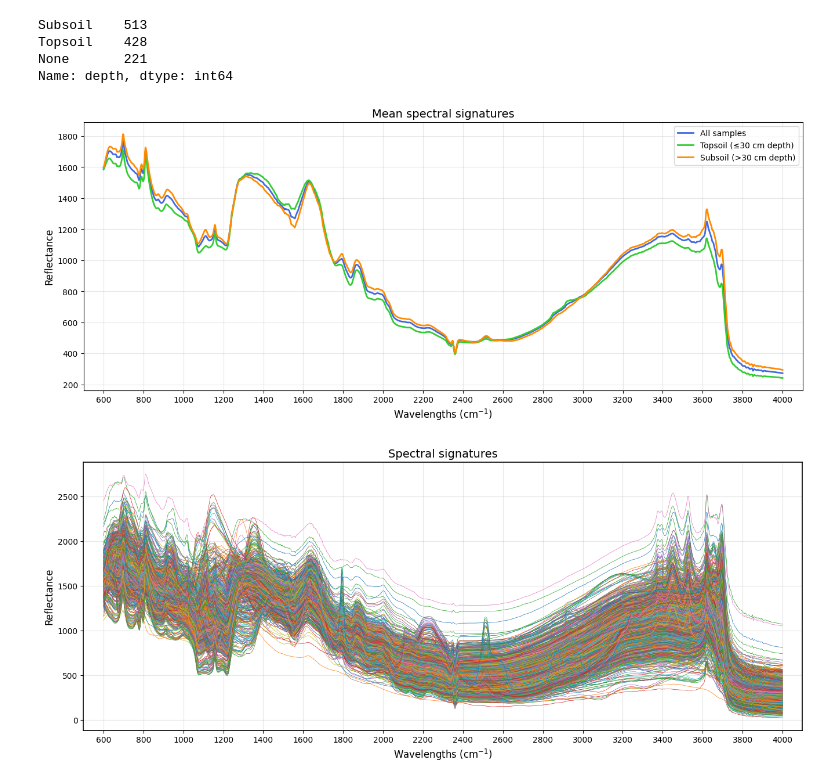
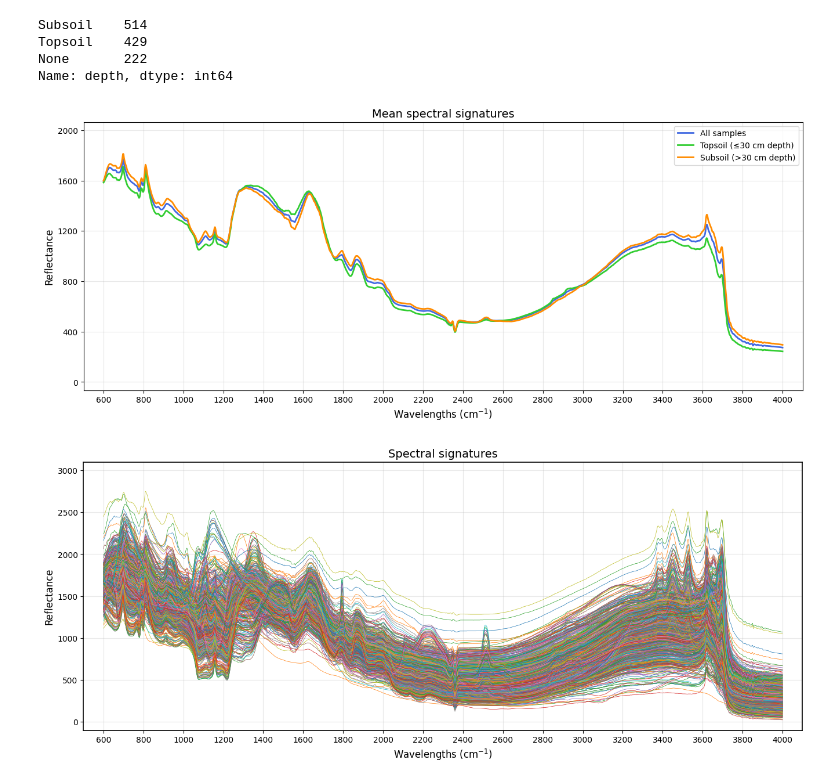
Before and after one commit to angelomaia/discretization-soil-spectroscopy, a Jupyter notebook: contents_data_analysis.ipynb, the cells around one changed output. Saved outputs shown, nothing was run; the diff lists cells and outputs as text; code cells hidden in the pictures.

```diff
--- a/contents_data_analysis.ipynb
+++ b/contents_data_analysis.ipynb
@@ -7,7 +7,8 @@ from sklearn.preprocessing import MinMaxScaler
 # %%
 data = pd.read_csv('K:/Google Drive/DOUTORADO/Tese 2.0/Chapter I/KELLOGs/dataset.csv')
 
-columns_to_plot = ['As', 'Ba', 'Cd', 'Co', 'Cr', 'Cu', 'Pb', 'Zn', 'Mo']
+#columns_to_plot = ['As', 'Ba', 'Cd', 'Co', 'Cr', 'Cu', 'Pb', 'Zn', 'Mo']
+columns_to_plot = ['As', 'Ba', 'Cd', 'Co', 'Cu', 'Pb', 'Zn', 'Mo']
 
 for col in columns_to_plot:
     data = data.sort_values(by=col,ascending=False)
@@ -133,9 +213,9 @@ spectra.columns = ['id'] + wavelenghts
 # %%
 data.depth.value_counts()
 # %% [output]
-Subsoil    513
-Topsoil    428
-None       221
+Subsoil    514
+Topsoil    429
+None       222
 Name: depth, dtype: int64
 # %%
 total_spectra = spectra[1:].mean(numeric_only=True)
@@ -158,36 +238,48 @@ plt.xlabel('Wavelengths (cm$^{-1}$)', fontsize=12)
 plt.ylabel('Reflectance', fontsize=12)
 plt.title('Mean spectral signatures', fontsize=14)
 plt.xlim(500,4100)
+plt.ylim(-66,2066)
 
 plt.legend()
 
 plt.rcParams['axes.linewidth'] = 1.2
 x_ticks = range(600, 4199, 200)
+y_ticks = range(0, 2001, 400)
 plt.xticks(x_ticks)
+plt.yticks(y_ticks)
 plt.grid(True, linestyle='-', alpha=0.3)
 
+plt.savefig('mean_spectra.png',
+           dpi=300, bbox_inches='tight')
+
 plt.show()
 # %% [output]
-[figure, old version]
+[figure, new version]
 # %%
 plt.figure(figsize=(16,6))
 
 for index, row in spectra.iloc[:,1:].astype(float).iterrows():
     plt.plot(row, linewidth=0.5)
 
 plt.xlabel('Wavelengths (cm$^{-1}$)', fontsize=12)
 plt.ylabel('Reflectance', fontsize=12)
 plt.title('Spectral signatures', fontsize=14)
 plt.xlim(500,4100)
+plt.ylim(-100,3100)
 
 plt.rcParams['axes.linewidth'] = 1.2
 x_ticks = range(600, 4199, 200)
+y_ticks = range(0, 3001, 500)
 plt.xticks(x_ticks)
+plt.yticks(y_ticks)
 plt.grid(True, linestyle='-', alpha=0.3)
 
+plt.savefig('all_spectra.png',
+           dpi=300, bbox_inches='tight')
+
 plt.show()
 # %% [output]
-[figure, old version]
+[figure, new version]
 # %%
 correlation = filter_data.dropna().corr(numeric_only=True).iloc[:14,14:]
 
```
Also changed, not shown: parts of 19 cells of this notebook, 1 other file.
